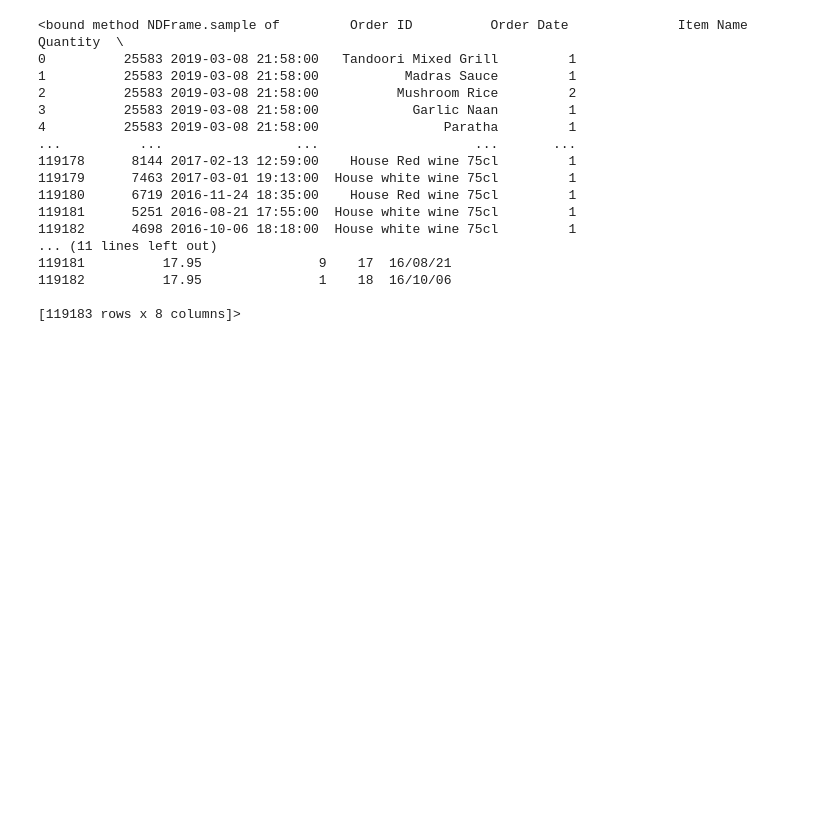
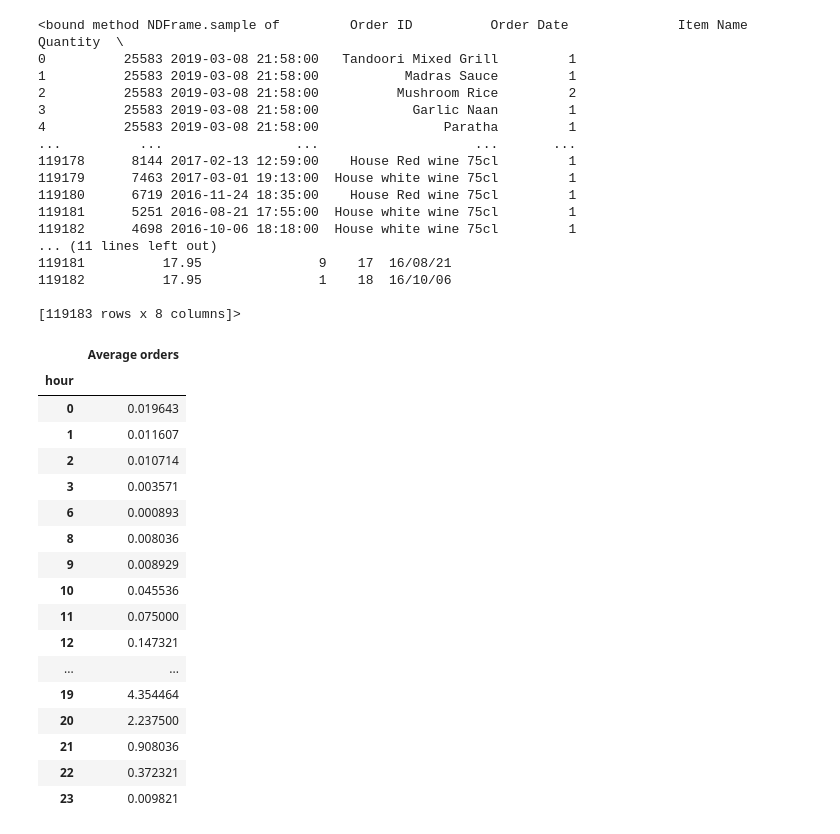
Before and after one commit to DeovratP/Logistic-Regression, a Jupyter notebook: Online_food_delivery_analysis/Online_food_delivery_analysis.ipynb, the cells around one changed output. Saved outputs shown, nothing was run; the diff lists cells and outputs as text; code cells hidden in the pictures; blank space fills up the shorter version.

```diff
--- a/Online_food_delivery_analysis/Online_food_delivery_analysis.ipynb
+++ b/Online_food_delivery_analysis/Online_food_delivery_analysis.ipynb
@@ -231,3 +231,33 @@ df.sample
 119182          17.95               1    18  16/10/06
 
 [119183 rows x 8 columns]>
+# %%
+def avg_hour(hour):
+    df_by_hour = df[df['hour'] == hour]
+    avg = len(df_by_hour['Order ID'].unique()) /len(df['date'].unique())
+    return avg
+
+hours = pd.DataFrame(sorted(df['hour'].unique()))
+hours.rename(columns={0:'hour'}, inplace=True)
+hours['Average orders'] = hours['hour'].apply(avg_hour)
+hours.set_index('hour', inplace=True)
+hours
+# %% [output]
+|  | Average orders |
+| hour |  |
+| 0 | 0.019643 |
+| 1 | 0.011607 |
+| 2 | 0.010714 |
+| 3 | 0.003571 |
+| 6 | 0.000893 |
+| 8 | 0.008036 |
+| 9 | 0.008929 |
+| 10 | 0.045536 |
+| 11 | 0.075000 |
+| 12 | 0.147321 |
+| ... | ... |
+| 19 | 4.354464 |
+| 20 | 2.237500 |
+| 21 | 0.908036 |
+| 22 | 0.372321 |
+| 23 | 0.009821 |
```
Also changed, not shown: parts of 12 cells of this notebook.
